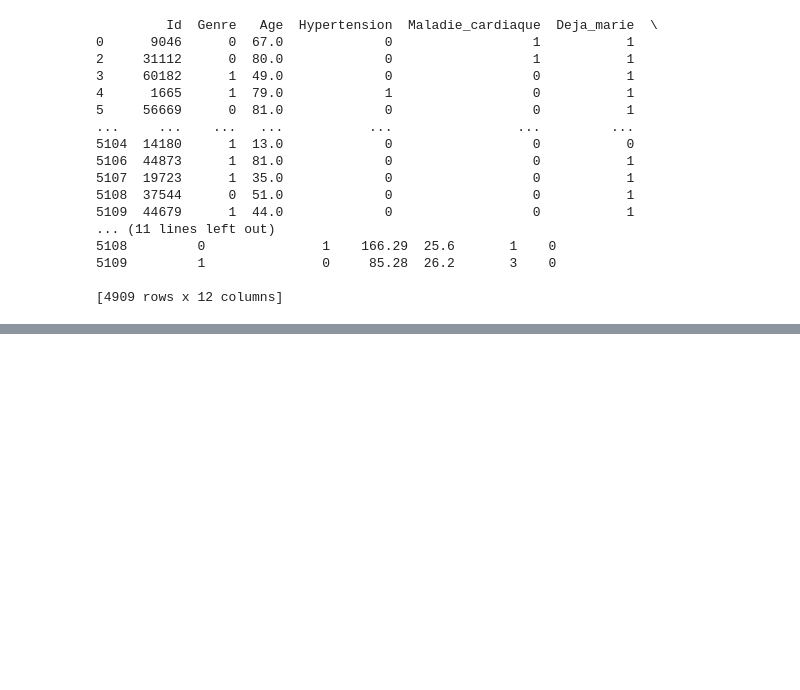
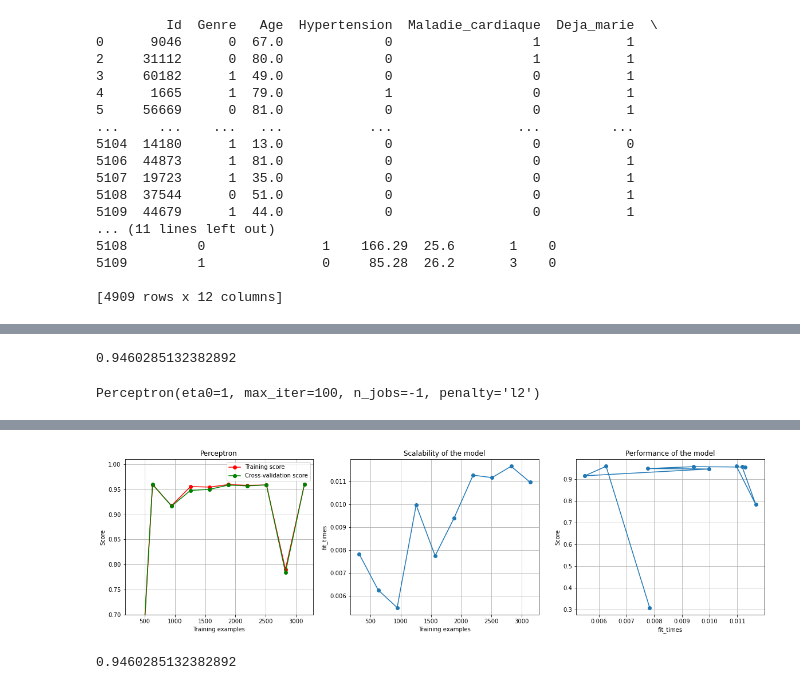
Before and after one commit to Ferroudji-Samy/AVC, a Jupyter notebook: Processing.ipynb, the cells around one changed output, grey strips where cells are left out. Drawn from its saved outputs; the diff is of its cells as text; code cells hidden in the pictures; blank space fills up the shorter version.

```diff
--- a/Processing.ipynb
+++ b/Processing.ipynb
@@ -73,0 +195,26 @@ print(df_avc)
+# %%
+from sklearn.linear_model import Perceptron
+from sklearn.model_selection import GridSearchCV
+perceptron=Perceptron(n_jobs=-1)
+
+parameters = {'penalty':('l2','l1','elasticnet',None),
+              'max_iter':(100,500,1000,2000,5000),
+              'tol':(1e-3,1e-4,1e-5),
+              'eta0':(1,0.1,0.01)
+             }
+
+clf = GridSearchCV(perceptron, parameters,refit=True)
+
+clf.fit(Xtrain, Ytrain)
+print(clf.score(Xtest,Ytest))
+# %% [output]
+0.9460285132382892
+# %%
+title = "Perceptron"
+# SVC is more expensive so we do a lower number of CV iterations:
+print(clf.best_estimator_)
+cv = ShuffleSplit(n_splits=100, test_size=0.2, random_state=0)
+plot_learning_curve(clf.best_estimator_, title, Xtrain, Ytrain, ylim=(0.7, 1.01),
+                    cv=None, n_jobs=4)
+# %% [output]
+Perceptron(eta0=1, max_iter=100, n_jobs=-1, penalty='l2')
@@ -73,0 +222,24 @@ print(df_avc)
+[figure, added]
+# %%
+from sklearn.neural_network import MLPClassifier
+mlp=MLPClassifier()
+
+parameters = {'activation':('identity', 'logistic', 'tanh', 'relu'),
+              'solver':('sgd', 'adam'),
+              'alpha':(0.0001,0.001,0.00001),
+              'learning_rate':('constant', 'invscaling', 'adaptive'),
+              #'power_t':(0.1, 0.5,0.75,1),
+              'max_iter':(1000,2000),
+              'tol':(1e-3, 1e-4, 1e-5),
+              #'momentum':(0.9, 0.8, 0.7,0.6,0.5,0),
+              #'beta_1':(0.9, 0.8, 0.7,0.6,0.5),
+              #'beta_2':(0.999, 0.990, 0.9),
+              #'epsilon':(1e-8,1e-9,1e-7,1e-10,1e-6)
+             }
+
+MLP = GridSearchCV(mlp, parameters,refit=True)
+
+MLP.fit(Xtrain, Ytrain)
+print(MLP.score(Xtest,Ytest))
+# %% [output]
+0.9460285132382892
```
Also changed, not shown: parts of 13 cells of this notebook.
